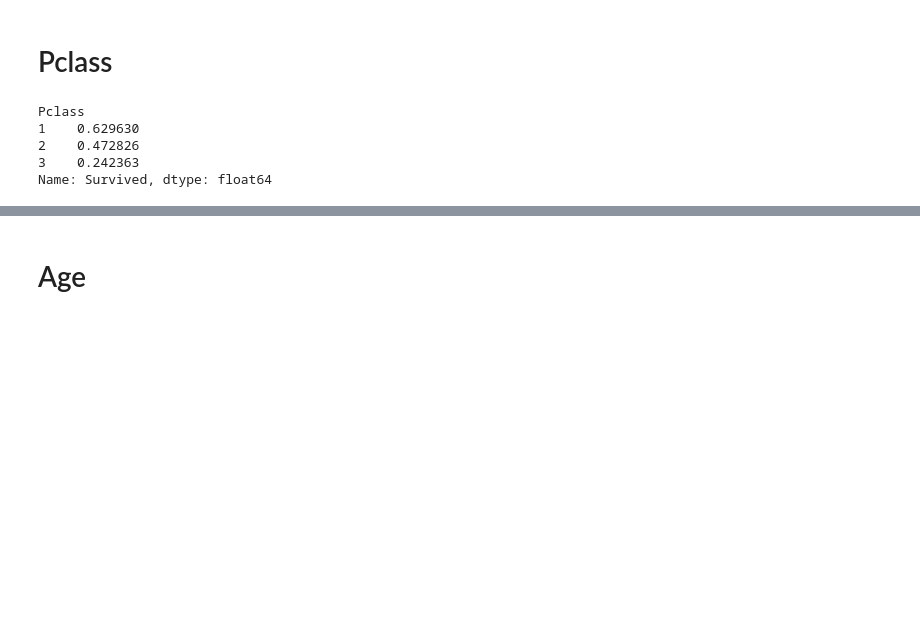
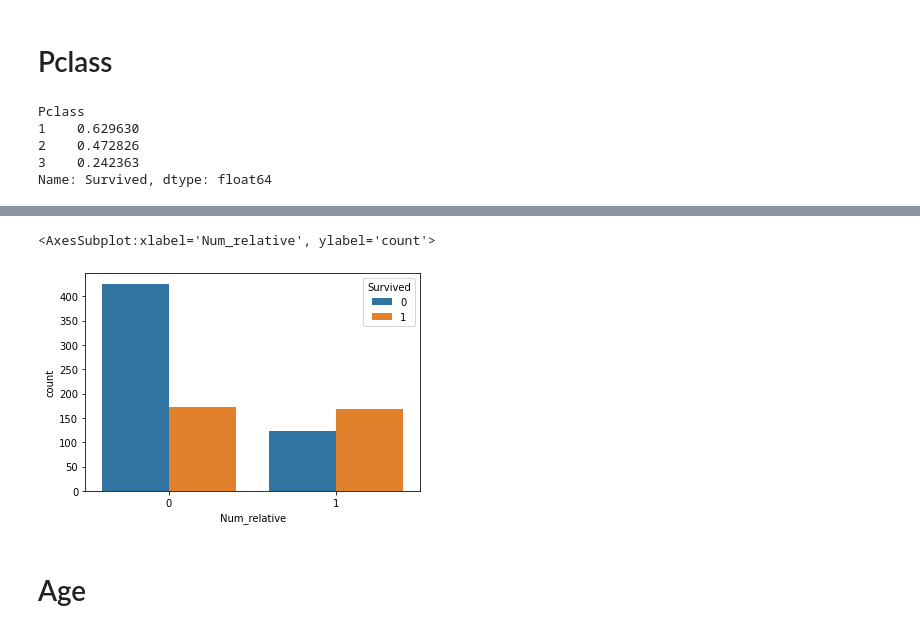
Before and after one commit to AleksandrLagutov/Portfolio, a Jupyter notebook: Titanic/Titanic.ipynb, the cells around one changed output, grey strips where cells are left out. Drawn from its saved outputs; the diff is of its cells as text; code cells hidden in the pictures; blank space fills up the shorter version.

```diff
--- a/Titanic/Titanic.ipynb
+++ b/Titanic/Titanic.ipynb
@@ -134,3 +151,16 @@ Name: Survived, dtype: float64
+# %%
+def cate_family(x):
+    if x == 0 or x >3:
+        return 0
+    else:
+        return 1
+# %%
+new_train_data['Num_relative'] = new_train_data['Num_relative'].apply(lambda x:cate_family(x))
+# %%
+sns.countplot(data=new_train_data, x='Num_relative', hue='Survived')
+# %% [output]
+<AxesSubplot:xlabel='Num_relative', ylabel='count'>
+[figure, added]
 # %% [markdown]
 # Age
 # %%
```
Also changed, not shown: parts of 44 cells of this notebook.
